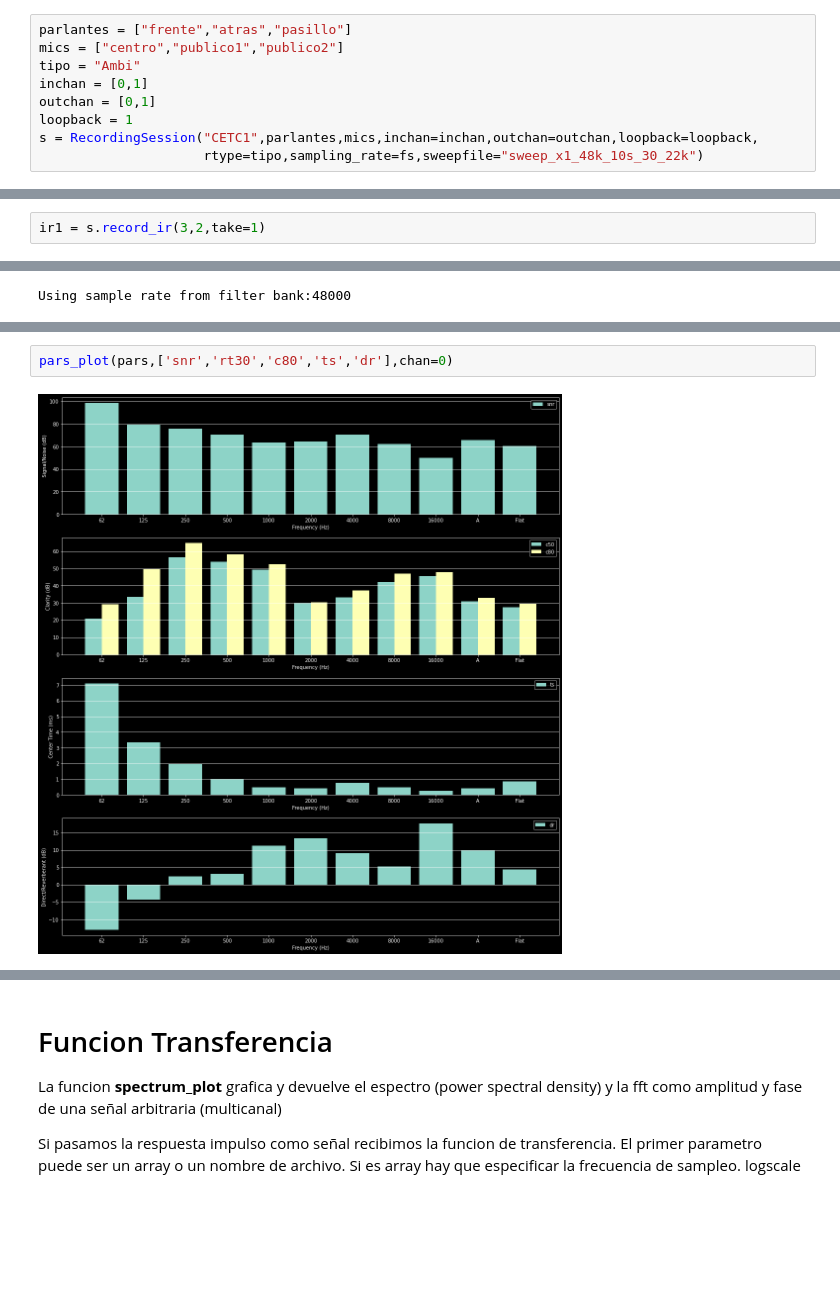
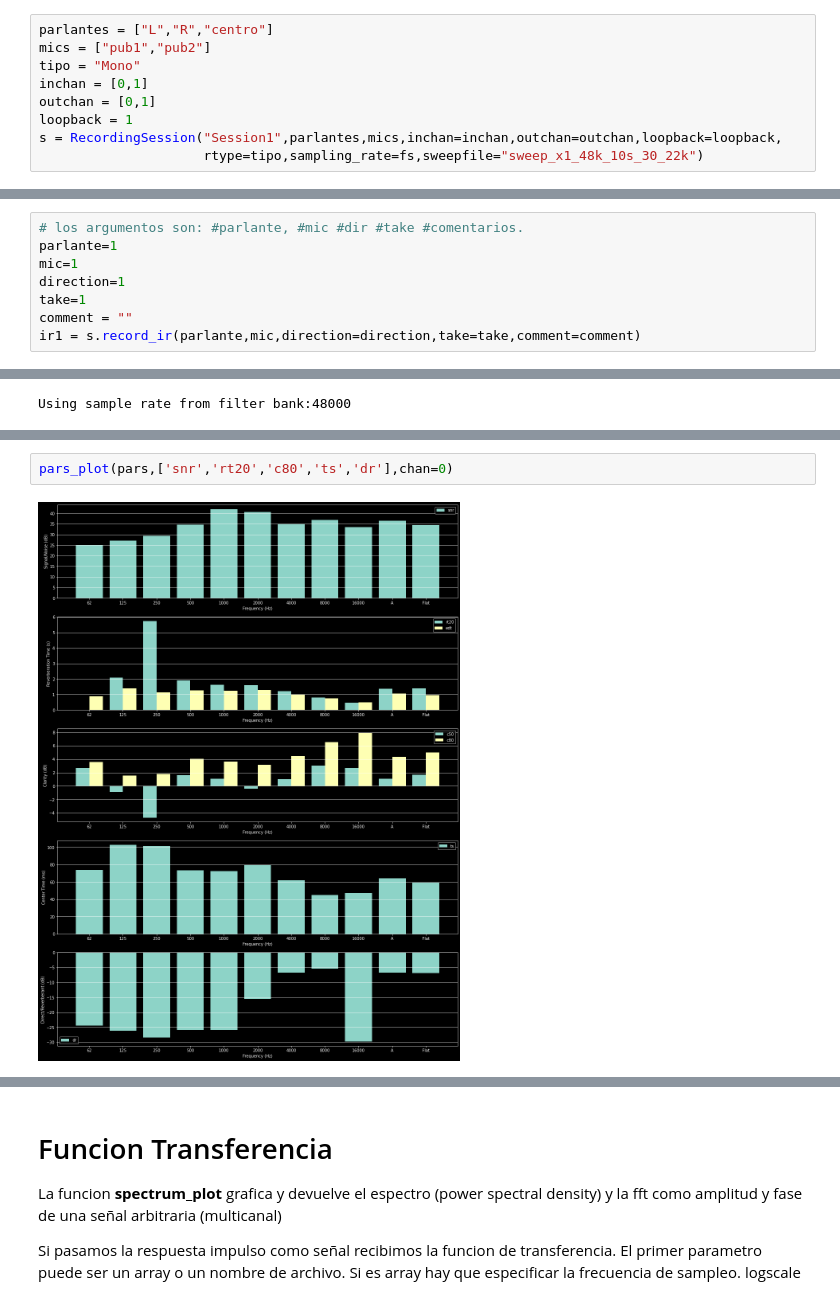
Before and after one commit to meguia/IRma, a Jupyter notebook: src/notebooks/field_session.ipynb, the cells around one changed output, grey strips where cells are left out. Saved outputs shown, nothing was run; the diff lists cells and outputs as text; blank space fills up the shorter version.

Commit message:
session updated

```diff
--- a/src/notebooks/field_session.ipynb
+++ b/src/notebooks/field_session.ipynb
@@ -25,11 +25,11 @@ fs = 48000
 
 Generacion de Metadata y nombres de archivo para los registros
 # %%
-parlantes = ["frente","atras","pasillo"]
-mics = ["centro","publico1","publico2"]
-tipo = "Ambi"
+parlantes = ["L","R","centro"]
+mics = ["pub1","pub2"]
+tipo = "Mono"
 inchan = [0,1]
 outchan = [0,1]
 loopback = 1
-s = RecordingSession("CETC1",parlantes,mics,inchan=inchan,outchan=outchan,loopback=loopback,
+s = RecordingSession("Session1",parlantes,mics,inchan=inchan,outchan=outchan,loopback=loopback,
                      rtype=tipo,sampling_rate=fs,sweepfile="sweep_x1_48k_10s_30_22k")
@@ -36,3 +59,9 @@ s = RecordingSession("CETC1",parlantes,mics,inchan=inchan,outchan=outchan,loopba
 # %%
-ir1 = s.record_ir(3,2,take=1)
+# los argumentos son: #parlante, #mic #dir #take #comentarios.
+parlante=1
+mic=1
+direction=1
+take=1
+comment = ""
+ir1 = s.record_ir(parlante,mic,direction=direction,take=take,comment=comment)
 # %% [output]
@@ -140,7 +162,7 @@ pars_print(pars,chan=0)
 # %%
-pars_plot(pars,['snr','rt30','c80','ts','dr'],chan=0)
+pars_plot(pars,['snr','rt20','c80','ts','dr'],chan=0)
 # %% [output]
-[figure, old version]
+[figure, new version]
 # %%
 parsdecay_plot(pars,fs=fs)
 # %% [output]
```
Also changed, not shown: parts of 26 cells of this notebook, 2 other files.
